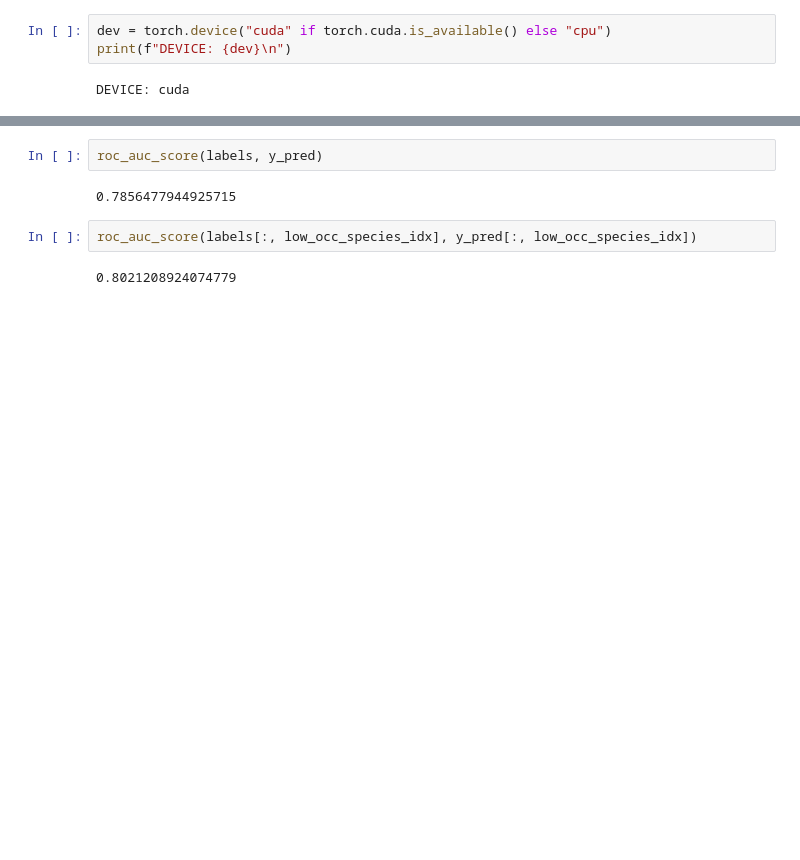
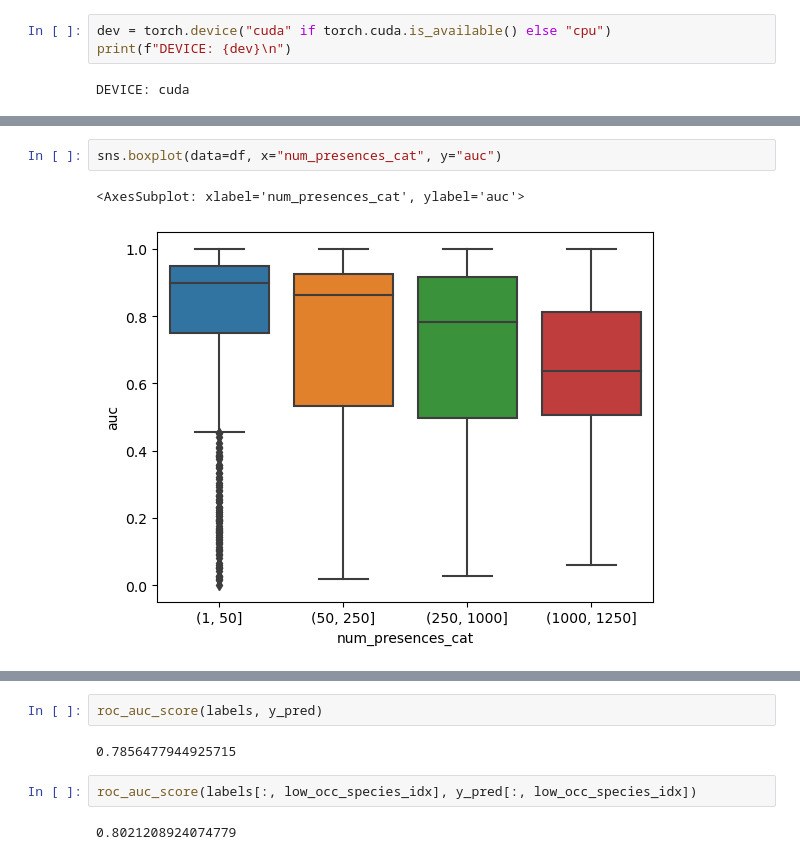
Before and after one commit to ninavantiel/multi_scale_SDMs, a Jupyter notebook: model_evaluation.ipynb, the cells around one changed output, grey strips where cells are left out. Cells and saved outputs as stored; diff of their text form; blank space fills up the shorter version.

```diff
--- a/model_evaluation.ipynb
+++ b/model_evaluation.ipynb
@@ -115,0 +170,5 @@ y_pred = np.concatenate(y_pred_list)
+# %%
+sns.boxplot(data=df, x="num_presences_cat", y="auc")
+# %% [output]
+<AxesSubplot: xlabel='num_presences_cat', ylabel='auc'>
+[figure, added]
```
Also changed, not shown: parts of 25 cells of this notebook, 5 other files.
